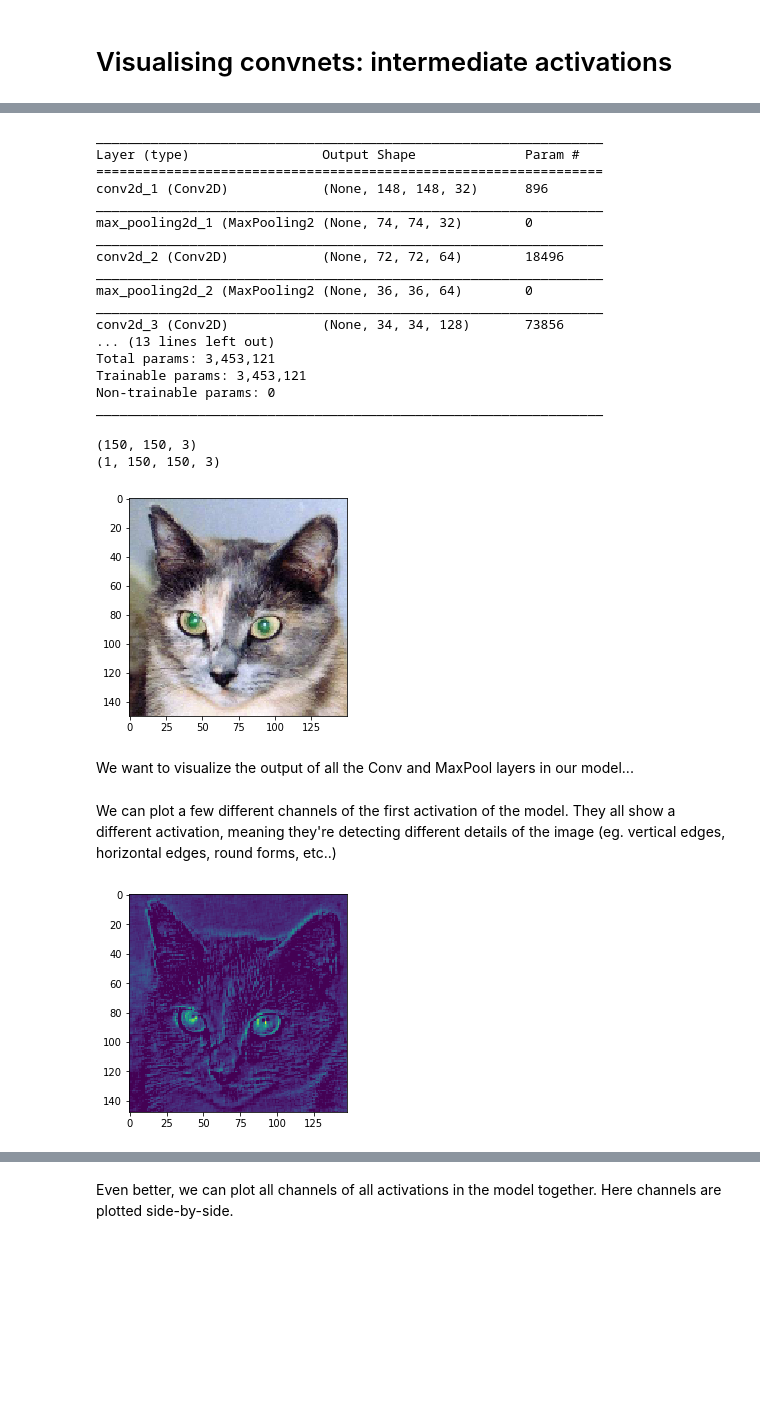
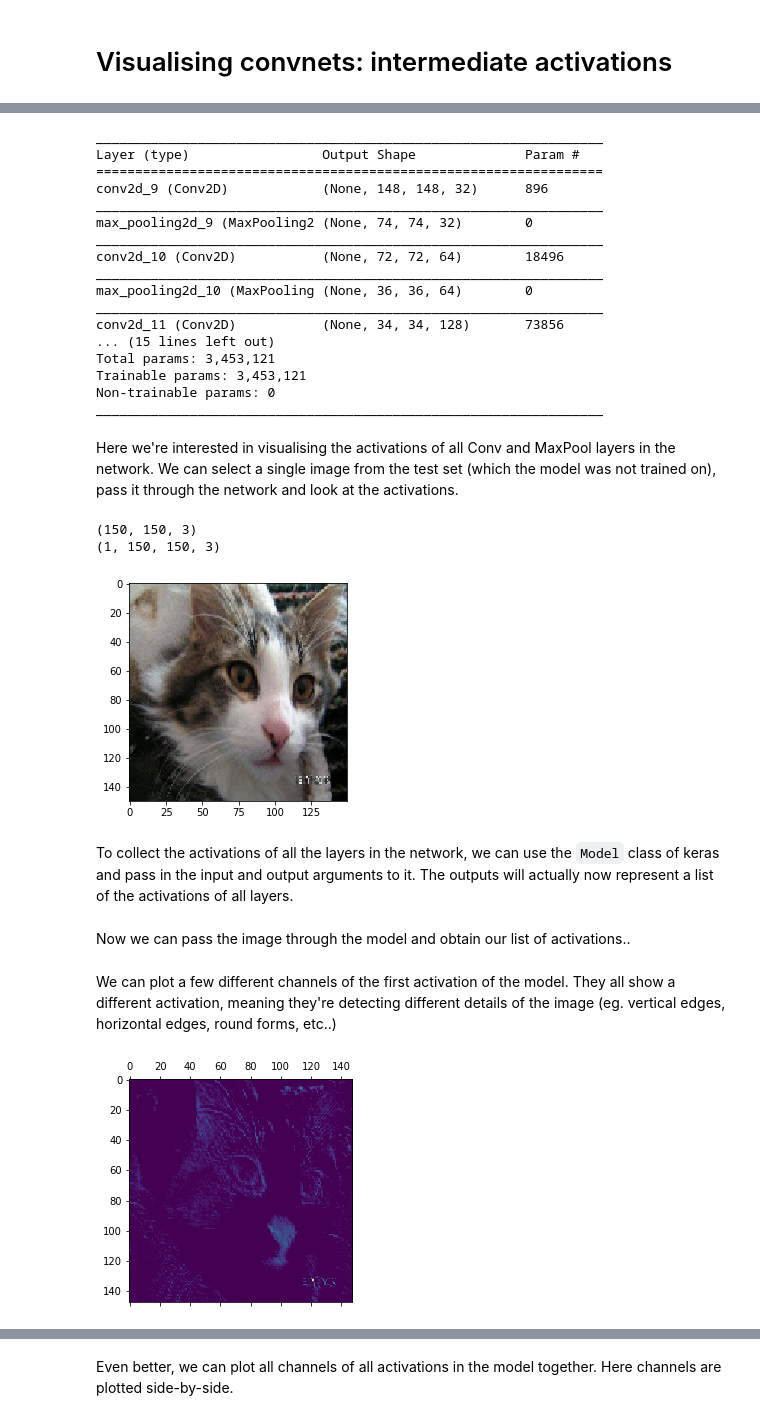
Before and after one commit to mappls/Playfield, a Jupyter notebook: keras/6_visualise_convnets.ipynb, the cells around one changed output, grey strips where cells are left out. Drawn from its saved outputs; the diff is of its cells as text; code cells hidden in the pictures; blank space fills up the shorter version.

Commit message:
Completed notebook on visualizing inner activations in a convnet

```diff
--- a/keras/6_visualise_convnets.ipynb
+++ b/keras/6_visualise_convnets.ipynb
@@ -3,28 +7,30 @@
 # %%
 from keras.models import load_model
-model = load_model('cats_and_dogs_small_1.h5')
+model = load_model('convnet_augm_dogs_cats.h5')
 model.summary()
 # %% [output]
 _________________________________________________________________
 Layer (type)                 Output Shape              Param #
 =================================================================
-conv2d_1 (Conv2D)            (None, 148, 148, 32)      896
+conv2d_9 (Conv2D)            (None, 148, 148, 32)      896
 _________________________________________________________________
-max_pooling2d_1 (MaxPooling2 (None, 74, 74, 32)        0
+max_pooling2d_9 (MaxPooling2 (None, 74, 74, 32)        0
 _________________________________________________________________
-conv2d_2 (Conv2D)            (None, 72, 72, 64)        18496
+conv2d_10 (Conv2D)           (None, 72, 72, 64)        18496
 _________________________________________________________________
-max_pooling2d_2 (MaxPooling2 (None, 36, 36, 64)        0
+max_pooling2d_10 (MaxPooling (None, 36, 36, 64)        0
 _________________________________________________________________
-conv2d_3 (Conv2D)            (None, 34, 34, 128)       73856
-... (13 lines left out)
+conv2d_11 (Conv2D)           (None, 34, 34, 128)       73856
+... (15 lines left out)
 Total params: 3,453,121
 Trainable params: 3,453,121
 Non-trainable params: 0
 _________________________________________________________________
+# %% [markdown]
+Here we're interested in visualising the activations of all Conv and MaxPool layers in the network. We can select a single image from the test set (which the model was not trained on), pass it through the network and look at the activations.
 # %%
 import os
-img_path = os.getcwd() + "/../data/DogsCatsData/test/cats/cat.1700.jpg"
+img_path = os.getcwd() + "/../data/DogsCatsData/test/cats/cat.1752.jpg"
 
 from keras.preprocessing import image
 import numpy as np
@@ -44,14 +50,16 @@ import matplotlib.pyplot as plt
 plt.imshow(img_tensor[0])
 plt.show()
 # %% [output]
-[figure, old version]
+[figure, new version]
-# %% [markdown]
-We want to visualize the output of all the Conv and MaxPool layers in our model...
+# %% [markdown]
+To collect the activations of all the layers in the network, we can use the `Model` class of keras and pass in the input and output arguments to it. The outputs will actually now represent a list of the activations of all layers.
 # %%
 from keras import models
 # %%
 layer_outputs = [layer.output for layer in model.layers[:8]]
 activation_model = models.Model(inputs=model.input, outputs=layer_outputs)
+# %% [markdown]
+Now we can pass the image through the model and obtain our list of activations..
 # %%
 activations = activation_model.predict(img_tensor)
 # %% [markdown]
@@ -59,16 +67,17 @@ We can plot a few different channels of the first activation of the model. They
 # %%
 def plot_channel(channel_num=0):
     '''
     Plots the channel with number `channel_num` of the first activation in the model (layer 1)
     '''
     layer1_activation = activations[0][0, :, :, channel_num]
     layer1_activation.shape  # (148, 148)
-    plt.imshow(layer1_activation)
+#     plt.imshow(layer1_activation)
+    plt.matshow(layer1_activation, cmap='viridis')
     plt.show()
 
 plot_channel(8)
 # %% [output]
-[figure, old version]
+[figure, new version]
 # %%
 plot_channel(9)
 # %% [output]
```
Also changed, not shown: parts of 7 cells of this notebook, 1 other file.
